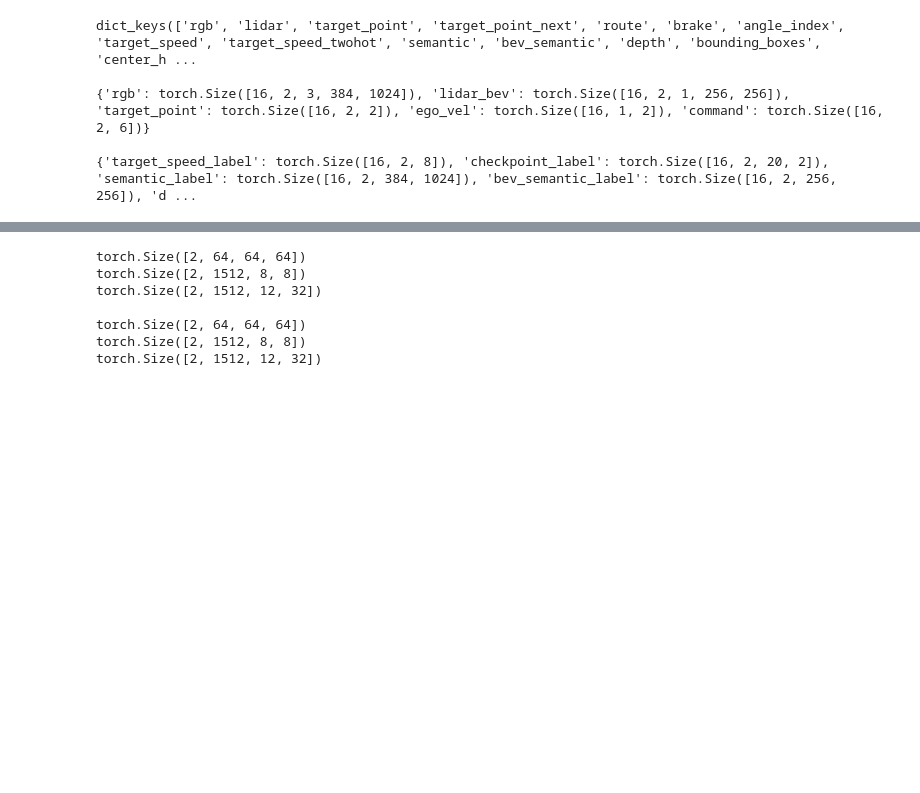
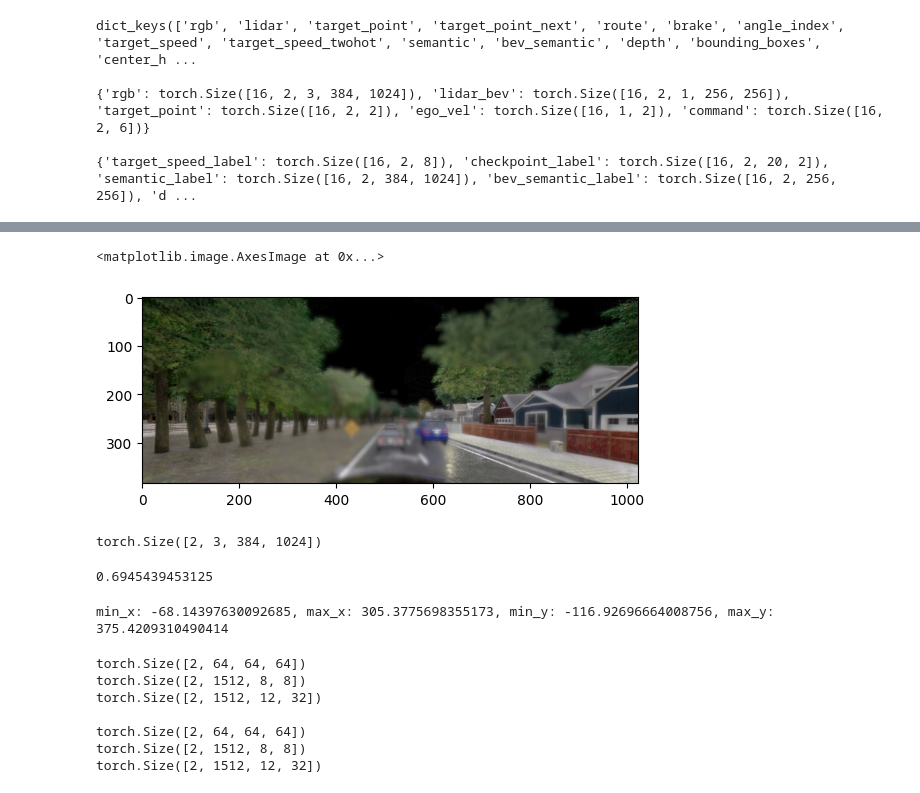
Before and after one commit to andreas122001/AD_specialization_project, a Jupyter notebook: team_code/0_test.ipynb, the cells around one changed output, grey strips where cells are left out. Cells and saved outputs as stored; diff of their text form; code cells hidden in the pictures; blank space fills up the shorter version.

```diff
--- a/team_code/0_test.ipynb
+++ b/team_code/0_test.ipynb
@@ -741,0 +674,25 @@ Unexpected modules: []
+# %%
+plt.imshow(data_point["rgb"][0, 0].numpy().transpose(1, 2, 0))
+# %% [output]
+<matplotlib.image.AxesImage at 0x...>
+[figure, added]
+# %%
+data_point["rgb"][0].shape
+# %% [output]
+torch.Size([2, 3, 384, 1024])
+# %%
+(min_x, max_x), (min_y, max_y), (config.max_x, config.min_x)
+config.trajectory_min_x = -70
+config.trajectory_min_y = -120
+config.trajectory_max_x = 305
+config.trajectory_max_y = 380
+
+def normalize_trajectory(trajectory):
+    max_xy = np.array([config.trajectory_max_x, config.trajectory_max_y])
+    min_xy = np.array([config.trajectory_min_x, config.trajectory_min_y])
+    trajectory = trajectory - min_xy
+    trajectory = trajectory / (max_xy - min_xy)
+    return trajectory
+normalize(sample_pred_trajectory).max()
+# %% [output]
+0.6945439453125
@@ -742,3 +702,21 @@ Unexpected modules: []
+# %%
+# Find the min and max value of all points of all trajectories of the whole dataset
+min_x = np.inf
+max_x = -np.inf
+min_y = np.inf
+max_y = -np.inf
+from tqdm import tqdm
+for i in tqdm(range(len(dataset))):
+    data_point = dataset[i]
+
+    traj = data_point["trajectories"]
+    min_x = min(min_x, traj[:, :, 0].min())
+    max_x = max(max_x, traj[:, :, 0].max())
+    min_y = min(min_y, traj[:, :, 1].min())
+    max_y = max(max_y, traj[:, :, 1].max())
+print(f"min_x: {min_x}, max_x: {max_x}, min_y: {min_y}, max_y: {max_y}")
+# %% [output]
+min_x: -68.14397630092685, max_x: 305.3775698355173, min_y: -116.92696664008756, max_y: 375.4209310490414
 # %%
 outputs = net(**extract_data(data_point))
 
```
Also changed, not shown: parts of 17 cells of this notebook, 2 other files.
